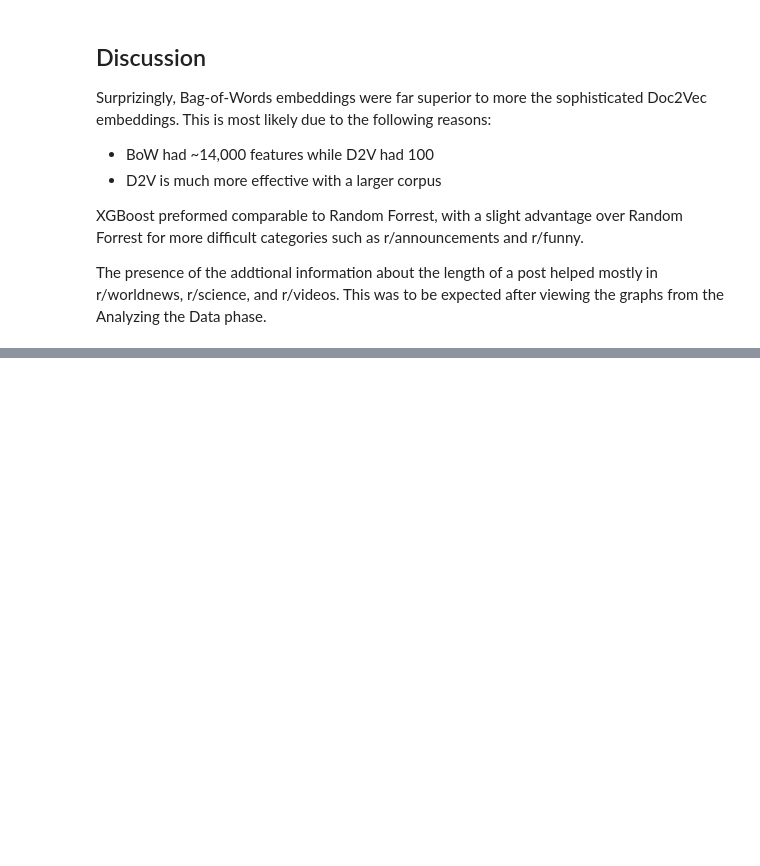
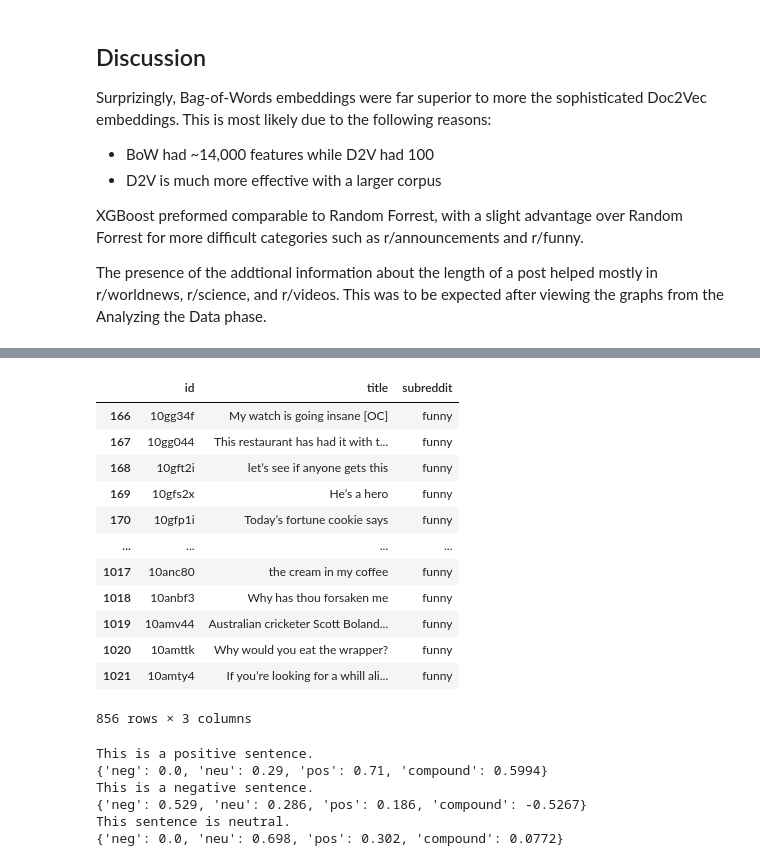
Before and after one commit to rainonej/Reddit-Projects, a Jupyter notebook: Subreddit Prediction Presentation.ipynb, the cells around one changed output, grey strips where cells are left out. Cells and saved outputs as stored; diff of their text form; code cells hidden in the pictures; blank space fills up the shorter version.

```diff
--- a/Subreddit Prediction Presentation.ipynb
+++ b/Subreddit Prediction Presentation.ipynb
@@ -781,3 +774,41 @@ obj.Predictions
+# %%
+df_raw[df_raw['subreddit'] == 'funny']
+# %% [output]
+|  | id | title | subreddit |
+| 166 | 10gg34f | My watch is going insane [OC] | funny |
+| 167 | 10gg044 | This restaurant has had it with t... | funny |
+| 168 | 10gft2i | let’s see if anyone gets this | funny |
+| 169 | 10gfs2x | He’s a hero | funny |
+| 170 | 10gfp1i | Today’s fortune cookie says | funny |
+| ... | ... | ... | ... |
+| 1017 | 10anc80 | the cream in my coffee | funny |
+| 1018 | 10anbf3 | Why has thou forsaken me | funny |
+| 1019 | 10amv44 | Australian cricketer Scott Boland... | funny |
+| 1020 | 10amttk | Why would you eat the wrapper? | funny |
+| 1021 | 10amty4 | If you’re looking for a whill ali... | funny |
+856 rows × 3 columns
+# %%
+import nltk
+from nltk.sentiment import SentimentIntensityAnalyzer
+
+# Initialize the SentimentIntensityAnalyzer
+sia = SentimentIntensityAnalyzer()
+
+# Create a list of sentences
+sentences = ["This is a positive sentence.", "This is a negative sentence.", "This sentence is neutral."]
+
+# Iterate over the sentences and get the sentiment scores
+for sentence in sentences:
+    sentiment = sia.polarity_scores(sentence)
+    print(sentence)
+    print(sentiment)
+# %% [output]
+This is a positive sentence.
+{'neg': 0.0, 'neu': 0.29, 'pos': 0.71, 'compound': 0.5994}
+This is a negative sentence.
+{'neg': 0.529, 'neu': 0.286, 'pos': 0.186, 'compound': -0.5267}
+This sentence is neutral.
+{'neg': 0.0, 'neu': 0.698, 'pos': 0.302, 'compound': 0.0772}
 # %%
 dic = {'a':1, 'b':2, 'c':3}
 dic = {key:dic[key] for key in ['a','b']}
```
Also changed, not shown: parts of 8 cells of this notebook.
